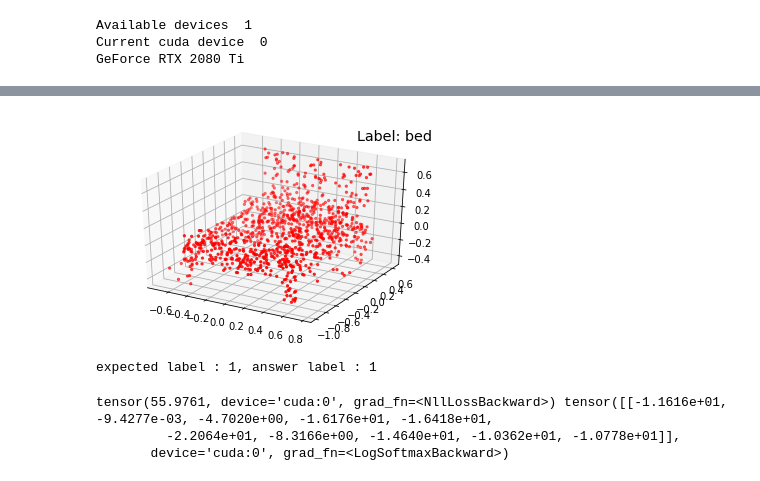
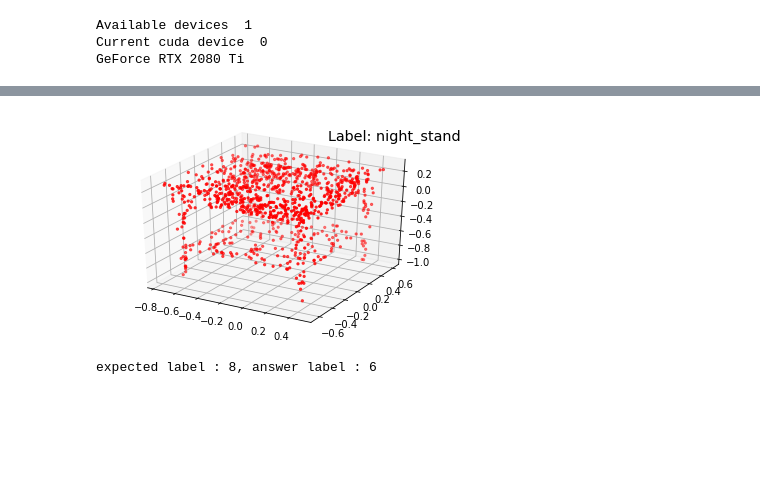
Before and after one commit to LSanghyeok/Term-Adversarial-on-point-cloud, a Jupyter notebook: Train_visualize.ipynb, the cells around one changed output, grey strips where cells are left out. Cells and saved outputs as stored; diff of their text form; code cells hidden in the pictures; blank space fills up the shorter version.

```diff
--- a/Train_visualize.ipynb
+++ b/Train_visualize.ipynb
@@ -35,8 +35,8 @@ GeForce RTX 2080 Ti
 # %%
 #Train
 model = PointCNN(num_class)
-run(train_loader, test_loader, model, epochs, b_size, lr,
-    lr_decay, lr_decay_step, weight_decay, device)
+# run(train_loader, test_loader, model, epochs, b_size, lr,
+#     lr_decay, lr_decay_step, weight_decay, device)
 # %%
 #load pretrained
 from train import test
@@ -77,11 +77,11 @@ for data in test_dataset:
 # %%
-idx = 102
+idx=525
 data=test_dataset[idx]
 visualize(data.pos, data.y.item())
 data=data.to(device)
 pos = data.pos
 score = model(pos, torch.zeros(1024, dtype=torch.long).to(device))
 print("expected label : {}, answer label : {}".format(torch.argmax(score).item(), data.y.item()))
 # %% [output]
-[figure, old version]
+[figure, new version]
-expected label : 1, answer label : 1
+expected label : 8, answer label : 6
@@ -99,13 +102,13 @@ loss.backward()
 # Collect datagrad
 data_grad = pos.grad.data
 
-epsilon=0.3
-perturbed_pos = fgsm_attack(pos, epsilon, data_grad)
-
-output = model(perturbed_pos, torch.zeros(1024, dtype=torch.long).to(device))
-
-print(loss, output)
+epsilons=[0,0.05,0.10,0.15,0.2,0.25,0.3]
+perturbed_pos=[]
+for epsilon in epsilons:
+    temp = []
+    for idx in idxs:
+        data=test_dataset[idx]
+        data=data.to(device)
+        pos = data.pos
+        temp.append(fgsm_attack(pos, epsilon, data_grad))
+    perturbed_pos.append(temp)
-# %% [output]
-tensor(55.9761, device='cuda:0', grad_fn=<NllLossBackward>) tensor([[-1.1616e+01, -9.4277e-03, -4.7020e+00, -1.6176e+01, -1.6418e+01,
-         -2.2064e+01, -8.3166e+00, -1.4640e+01, -1.0362e+01, -1.0778e+01]],
-       device='cuda:0', grad_fn=<LogSoftmaxBackward>)
```
Also changed, not shown: parts of 5 cells of this notebook, 3 other files.
